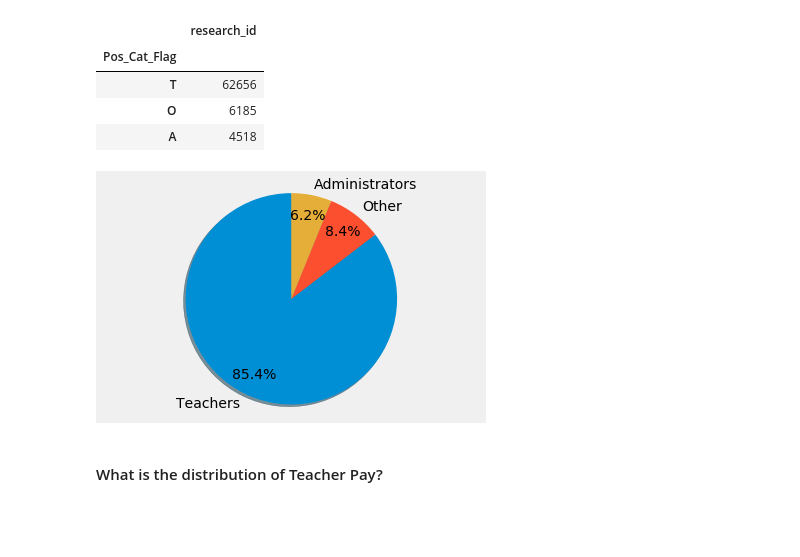
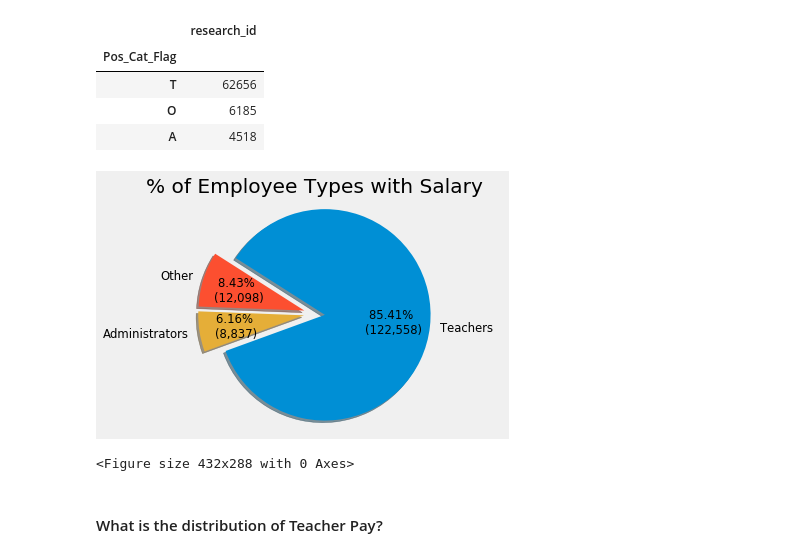
Before and after one commit to j-buss/wi-dpi, a Jupyter notebook: blog/1_A_High_Level.ipynb, the cells around one changed output. Cells and saved outputs as stored; diff of their text form; code cells hidden in the pictures; blank space fills up the shorter version.

```diff
--- a/blog/1_A_High_Level.ipynb
+++ b/blog/1_A_High_Level.ipynb
@@ -135,27 +137,30 @@ df_emd_w_salary.groupby('Pos_Cat_Flag').count()[['research_id']].sort_values(by=
 | A | 4518 |
 # %%
 # Pie chart, where the slices will be ordered and plotted counter-clockwise:
-labels = [
+labels_2 = [
     'Teachers' ,
     'Other',
     'Administrators'
 ]
-values = [
+values_2 = [
           df_emd_w_salary[(df_emd_w_salary['Pos_Cat_Flag']=='T')].count().max(),
           df_emd_w_salary[(df_emd_w_salary['Pos_Cat_Flag']=='O')].count().max(),
           df_emd_w_salary[(df_emd_w_salary['Pos_Cat_Flag']=='A')].count().max()
 
          ]
-explode = (0.0, 0.1, 0.1)
-explode = (0,0,0)
-# %%
-fig1, ax1 = plt.subplots()
-ax1.pie(values, explode=explode, labels=labels, autopct='%1.1f%%',
-       shadow=True, startangle=90,pctdistance=0.8)
-ax1.axis('equal')
-plt.show()
-# %% [output]
-[figure, removed]
+# %%
+
+fig1, ax1 = plt.subplots()
+plt.title('% of Employee Types with Salary')
+ax1.pie(values_2, explode=(0.1, 0.1, 0.1), labels=labels_2,
+       autopct=make_autopct(values),  textprops={'size': 'smaller'},
+       shadow=True, startangle=200,pctdistance=0.65,radius=1)
+ax1.axis('equal')
+plt.show()
+plt.savefig('02_Perc_Employee_types_w_Salary.png')
+# %% [output]
+[figure, added]
+<Figure size 432x288 with 0 Axes>
 # %% [markdown]
 #### What is the distribution of Teacher Pay?
 # %%
```
Also changed, not shown: parts of 6 cells of this notebook.
